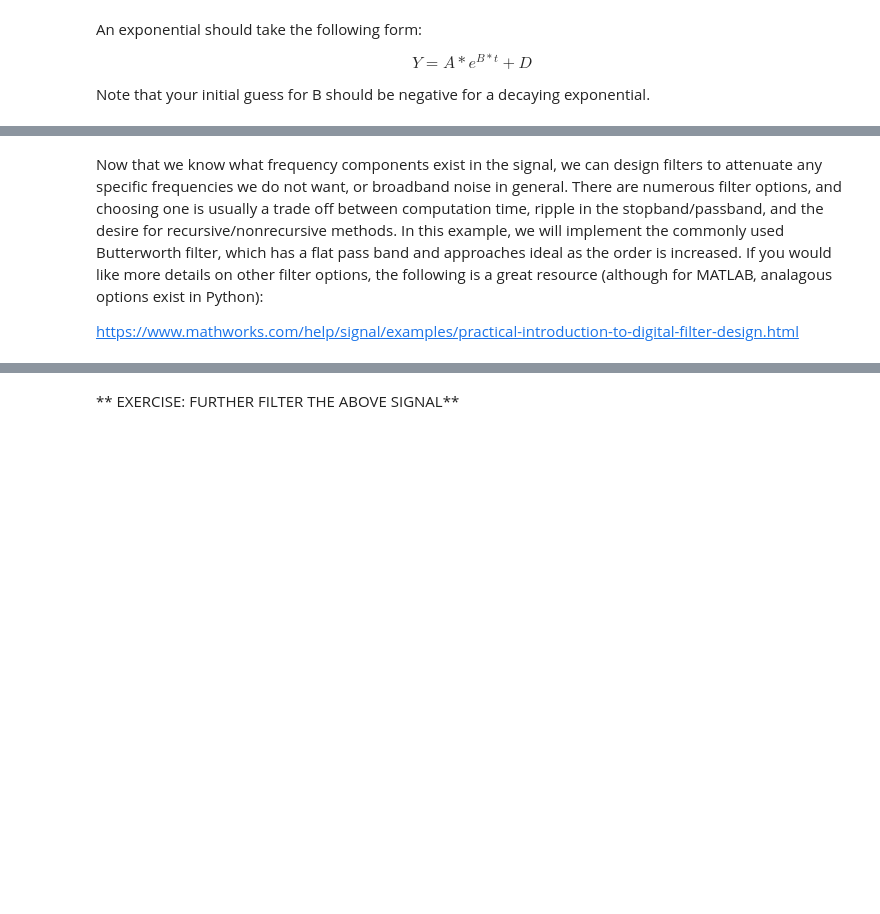
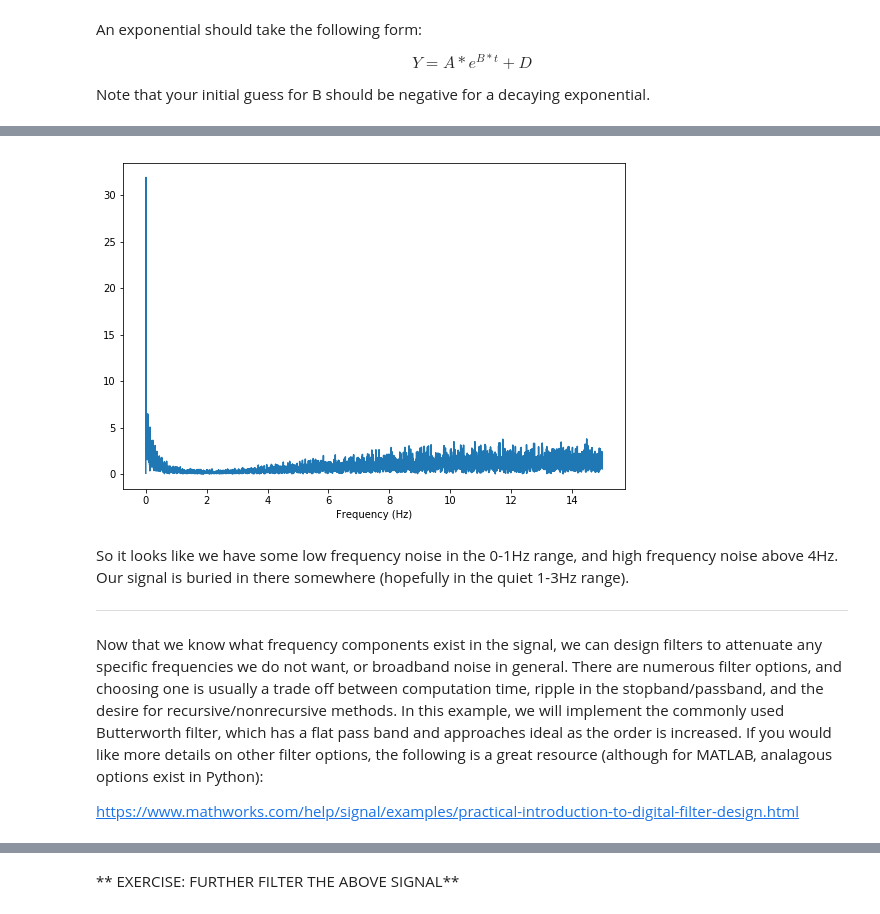
Before and after one commit to acbosma/SciPy_Tutorial, a Jupyter notebook: SciPy_Tutorial.ipynb, the cells around one changed output, grey strips where cells are left out. Saved outputs shown, nothing was run; the diff lists cells and outputs as text; code cells hidden in the pictures; blank space fills up the shorter version.

```diff
--- a/SciPy_Tutorial.ipynb
+++ b/SciPy_Tutorial.ipynb
@@ -225,4 +237,25 @@ ax2.set_title('Shuffled')
+# %%
+# Notice that the right half of the fourier transform is a mirror image
+# of the left side. Since we started with an input array of real values
+# (not complex), it is safe to discard this data:
+pos_ft = abs_ft[:len(abs_ft)//2]
+
+# If we imagine our original signal being composed of many different sine waves
+# added together, then each value in abs_ft tells us the amplitude of a particular
+# frequency of sine wave present in the original signal.
+# The fftfreq() function returns an array of the frequencies for each value in abs_ft:
+freqs = scipy.fftpack.fftfreq(len(baseline_subtracted_ca), step_size)
+pos_freqs = freqs[:len(ft)//2]  # clip these values as well
+
+plt.plot(pos_freqs, pos_ft)
+plt.xlabel('Frequency (Hz)');
+# %% [output]
+[figure, added]
 # %% [markdown]
+So it looks like we have some low frequency noise in the 0-1Hz range, and high frequency noise above 4Hz. Our signal is buried in there somewhere (hopefully in the quiet 1-3Hz range).
+
+---------------------------
+
 Now that we know what frequency components exist in the signal, we can design filters to attenuate any specific frequencies we do not want, or broadband noise in general. There are numerous filter options, and choosing one is usually a trade off between computation time, ripple in the stopband/passband, and the desire for recursive/nonrecursive methods. In this example, we will implement the commonly used Butterworth filter, which has a flat pass band and approaches ideal as the order is increased. If you would like more details on other filter options, the following is a great resource (although for MATLAB, analagous options exist in Python):
 
 https://www.mathworks.com/help/signal/examples/practical-introduction-to-digital-filter-design.html
```
Also changed, not shown: parts of 41 cells of this notebook.
